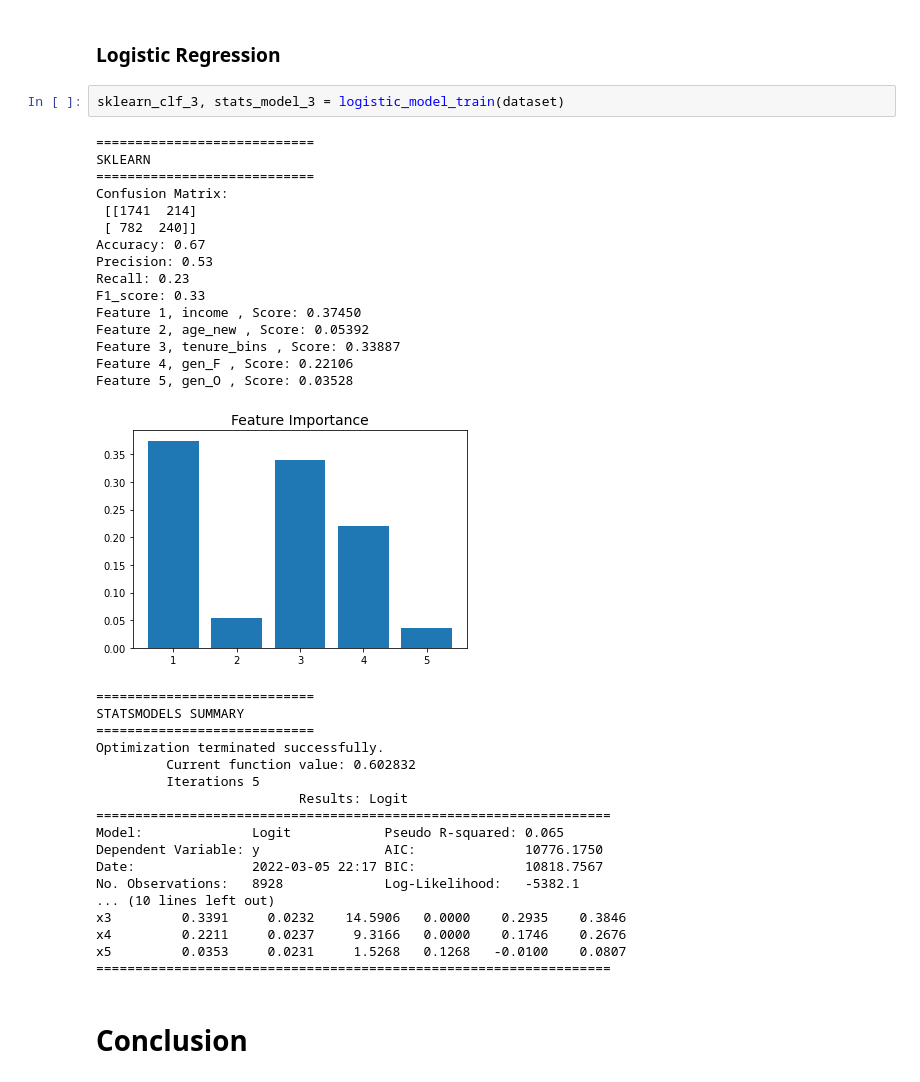
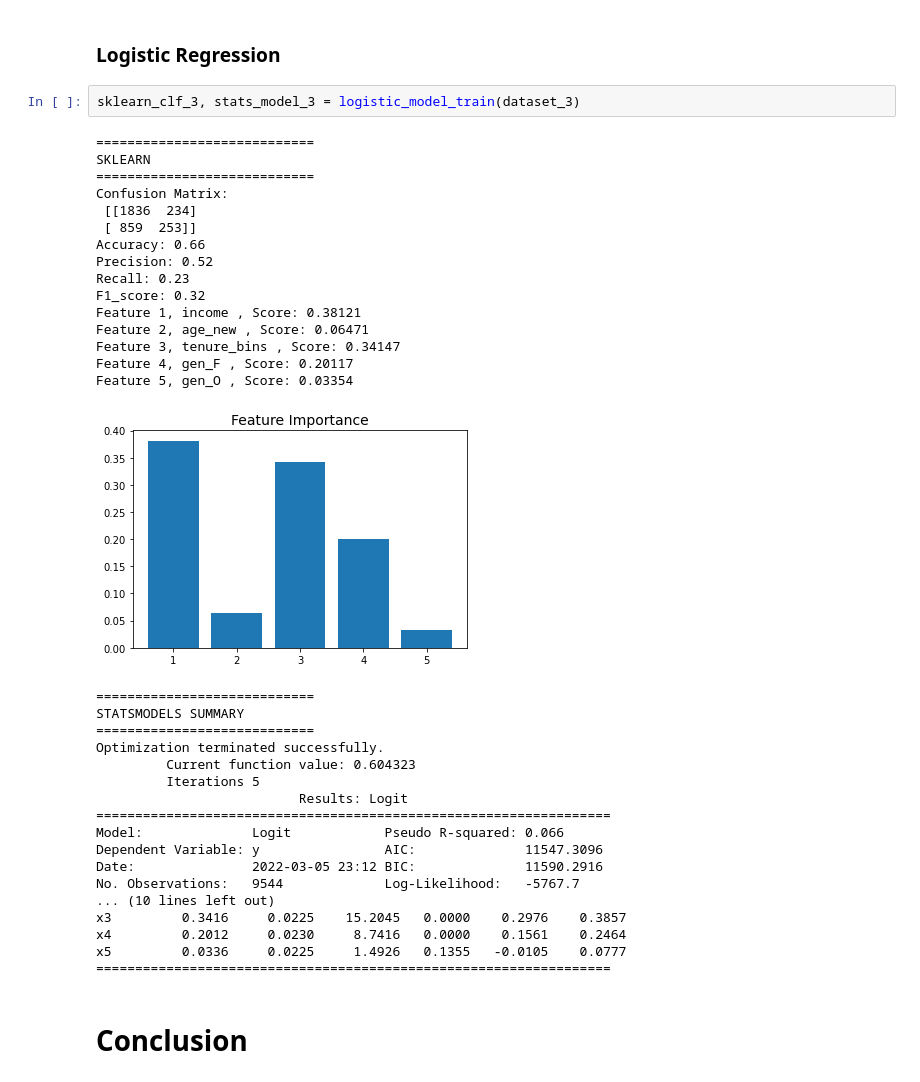
Before and after one commit to unafoca/udacity_ds_capstone, a Jupyter notebook: Starbucks_Capstone_notebook.ipynb, the cells around one changed output. Cells and saved outputs as stored; diff of their text form.

```diff
--- a/Starbucks_Capstone_notebook.ipynb
+++ b/Starbucks_Capstone_notebook.ipynb
@@ -821,40 +821,40 @@ plt.show()
 # %% [markdown]
 ### Logistic Regression
 # %%
-sklearn_clf_3, stats_model_3 = logistic_model_train(dataset)
+sklearn_clf_3, stats_model_3 = logistic_model_train(dataset_3)
 # %% [output]
 ============================
 SKLEARN
 ============================
 Confusion Matrix:
- [[1741  214]
- [ 782  240]]
-Accuracy: 0.67
-Precision: 0.53
+ [[1836  234]
+ [ 859  253]]
+Accuracy: 0.66
+Precision: 0.52
 Recall: 0.23
-F1_score: 0.33
-Feature 1, income , Score: 0.37450
-Feature 2, age_new , Score: 0.05392
-Feature 3, tenure_bins , Score: 0.33887
-Feature 4, gen_F , Score: 0.22106
-Feature 5, gen_O , Score: 0.03528
+F1_score: 0.32
+Feature 1, income , Score: 0.38121
+Feature 2, age_new , Score: 0.06471
+Feature 3, tenure_bins , Score: 0.34147
+Feature 4, gen_F , Score: 0.20117
+Feature 5, gen_O , Score: 0.03354
-[figure, old version]
+[figure, new version]
 ============================
 STATSMODELS SUMMARY
 ============================
 Optimization terminated successfully.
-         Current function value: 0.602832
+         Current function value: 0.604323
          Iterations 5
                           Results: Logit
 ==================================================================
-Model:              Logit            Pseudo R-squared: 0.065
-Dependent Variable: y                AIC:              10776.1750
-Date:               2022-03-05 22:17 BIC:              10818.7567
-No. Observations:   8928             Log-Likelihood:   -5382.1
+Model:              Logit            Pseudo R-squared: 0.066
+Dependent Variable: y                AIC:              11547.3096
+Date:               2022-03-05 23:12 BIC:              11590.2916
+No. Observations:   9544             Log-Likelihood:   -5767.7
 ... (10 lines left out)
-x3         0.3391     0.0232    14.5906   0.0000    0.2935    0.3846
-x4         0.2211     0.0237     9.3166   0.0000    0.1746    0.2676
-x5         0.0353     0.0231     1.5268   0.1268   -0.0100    0.0807
+x3         0.3416     0.0225    15.2045   0.0000    0.2976    0.3857
+x4         0.2012     0.0230     8.7416   0.0000    0.1561    0.2464
+x5         0.0336     0.0225     1.4926   0.1355   -0.0105    0.0777
 ==================================================================
 # %% [markdown]
 # Conclusion
```
Also changed, not shown: parts of 4 cells of this notebook.
